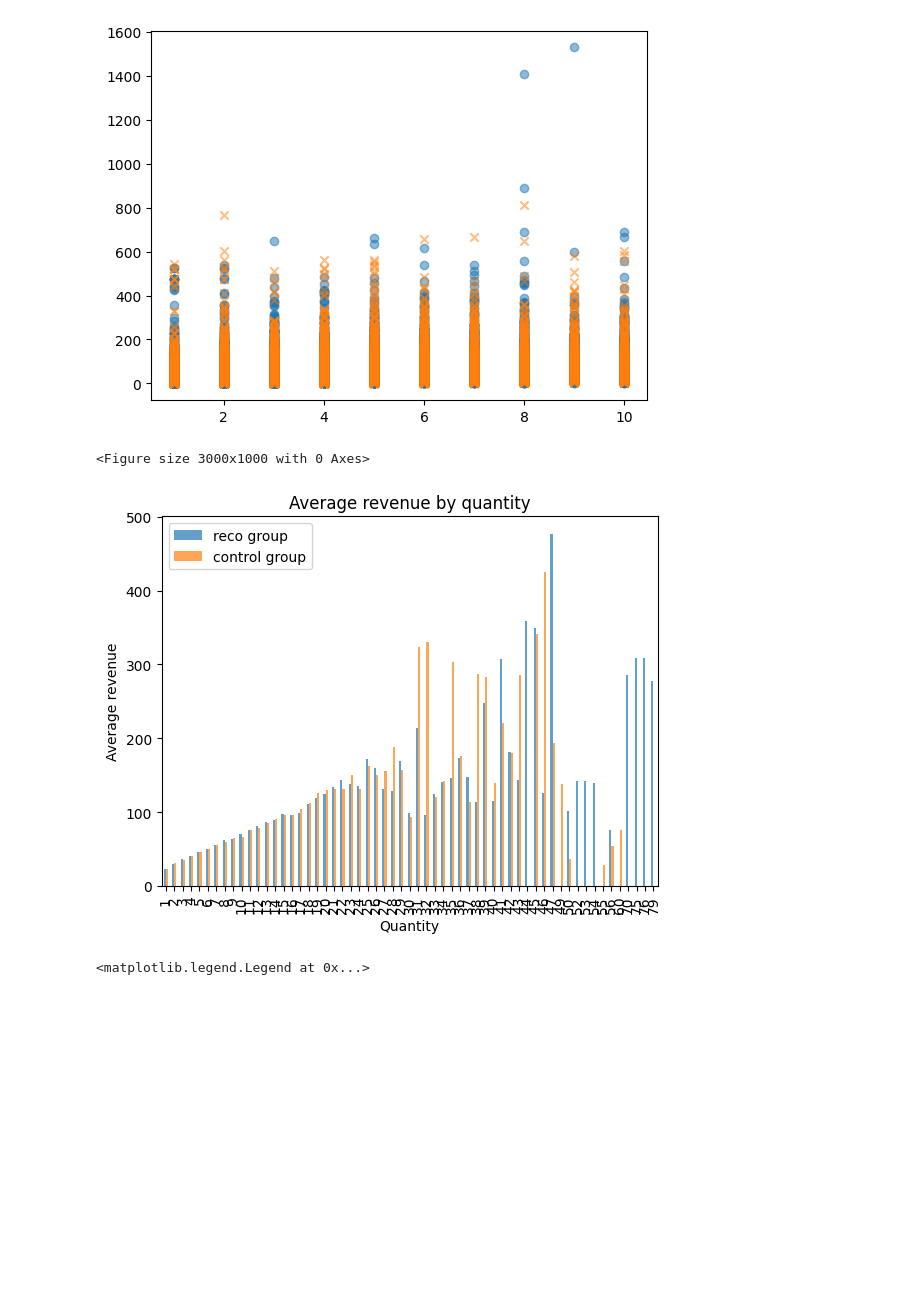
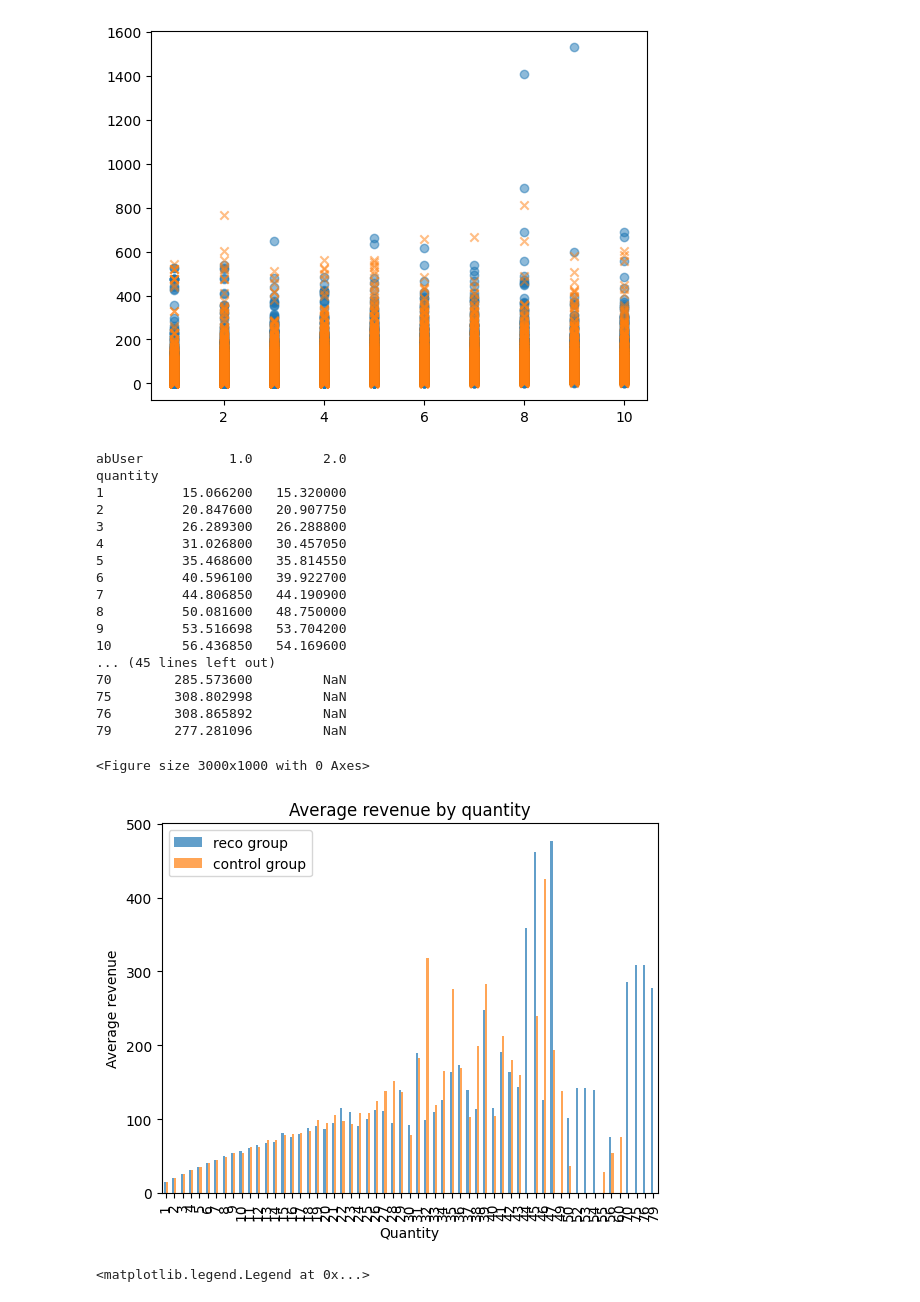
Before and after one commit to KlaraMartinaskova/notino, a Jupyter notebook: development_file.ipynb, the cells around one changed output. Drawn from its saved outputs; the diff is of its cells as text; code cells hidden in the pictures; blank space fills up the shorter version.

```diff
--- a/development_file.ipynb
+++ b/development_file.ipynb
@@ -455,19 +461,37 @@ plt.scatter(filtered_df['quantity'][filtered_df['abUser'] == 2],
 [figure]
 # %%
 
-grouped_data = df_join_without_outliers.groupby(['quantity', 'abUser'])['revenue'].mean().unstack()
+grouped_data = df_join_without_outliers.groupby(['quantity', 'abUser'])['revenue'].median().unstack()
+print(grouped_data)
 
 # Create a bar plot
 plt.figure(figsize=(30, 10))
 ax = grouped_data.plot(kind='bar', alpha=0.7)
 ax.set_title('Average revenue by quantity')
 ax.set_ylabel('Average revenue')
 ax.set_xlabel('Quantity')
 ax.legend(['reco group', 'control group'])
 plt.show()
 # %% [output]
-<Figure size 3000x1000 with 0 Axes>
+abUser           1.0         2.0
+quantity
+1          15.066200   15.320000
+2          20.847600   20.907750
+3          26.289300   26.288800
+4          31.026800   30.457050
+5          35.468600   35.814550
+6          40.596100   39.922700
+7          44.806850   44.190900
+8          50.081600   48.750000
+9          53.516698   53.704200
+10         56.436850   54.169600
+... (45 lines left out)
+70        285.573600         NaN
+75        308.802998         NaN
+76        308.865892         NaN
+79        277.281096         NaN
+<Figure size 3000x1000 with 0 Axes>
-[figure, old version]
+[figure, new version]
 # %%
 filtered_df = df_join_without_outliers[df_join_without_outliers['quantity'].between(1, 10)]
 
```
Also changed, not shown: parts of 23 cells of this notebook, 2 other files.
